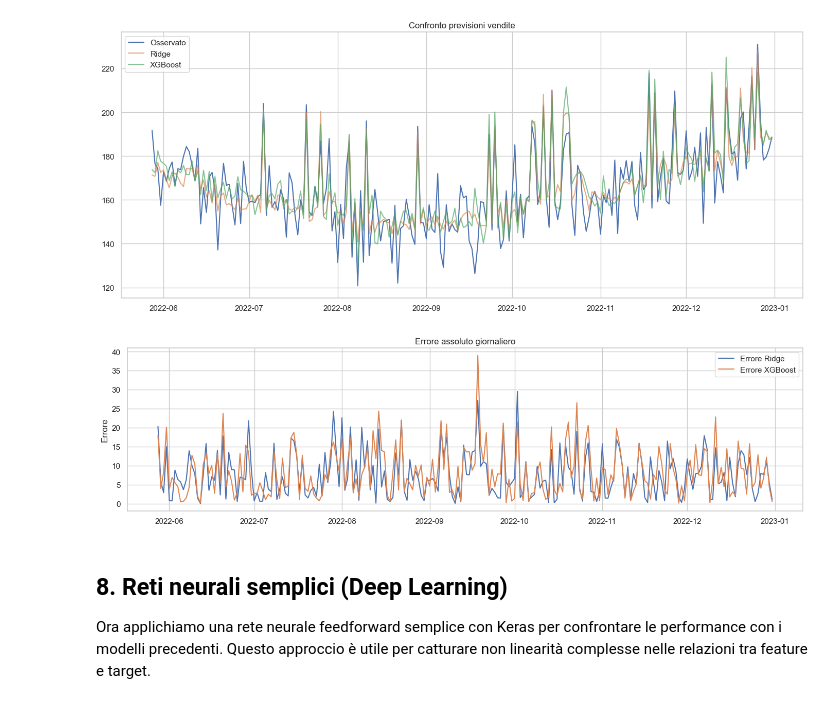
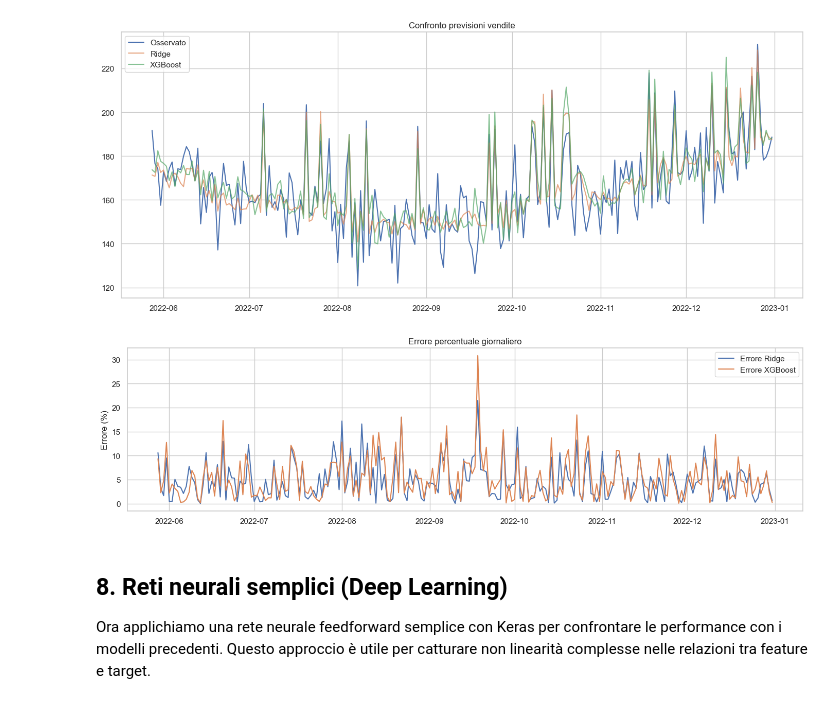
Before and after one commit to centrosoftware-dev-bi-ai/Corso-250609, a Jupyter notebook: 3. Supply chain/forecast.ipynb, the cells around one changed output. Cells and saved outputs as stored; diff of their text form; code cells hidden in the pictures.

```diff
--- a/3. Supply chain/forecast.ipynb
+++ b/3. Supply chain/forecast.ipynb
@@ -124,15 +124,15 @@ plt.show()
 [figure]
 # %%
 plt.figure(figsize=(14, 4))
-plt.plot(y_test.index, np.abs(y_test - y_pred_ridge), label="Errore Ridge")
-plt.plot(y_test.index, np.abs(y_test - y_pred_xgb), label="Errore XGBoost")
-plt.title("Errore assoluto giornaliero")
-plt.ylabel("Errore")
+plt.plot(y_test.index, 100 * np.abs(y_test - y_pred_ridge) / y_test, label="Errore Ridge")
+plt.plot(y_test.index, 100 * np.abs(y_test - y_pred_xgb) / y_test, label="Errore XGBoost")
+plt.title("Errore percentuale giornaliero")
+plt.ylabel("Errore (%)")
 plt.legend()
 plt.tight_layout()
 plt.show()
 # %% [output]
-[figure, old version]
+[figure, new version]
 # %% [markdown]
 ## 8. Reti neurali semplici (Deep Learning)
 Ora applichiamo una rete neurale feedforward semplice con Keras per confrontare le performance con i modelli precedenti. Questo approccio è utile per catturare non linearità complesse nelle relazioni tra feature e target.
```
Also changed, not shown: parts of 7 cells of this notebook, 4 other files.
